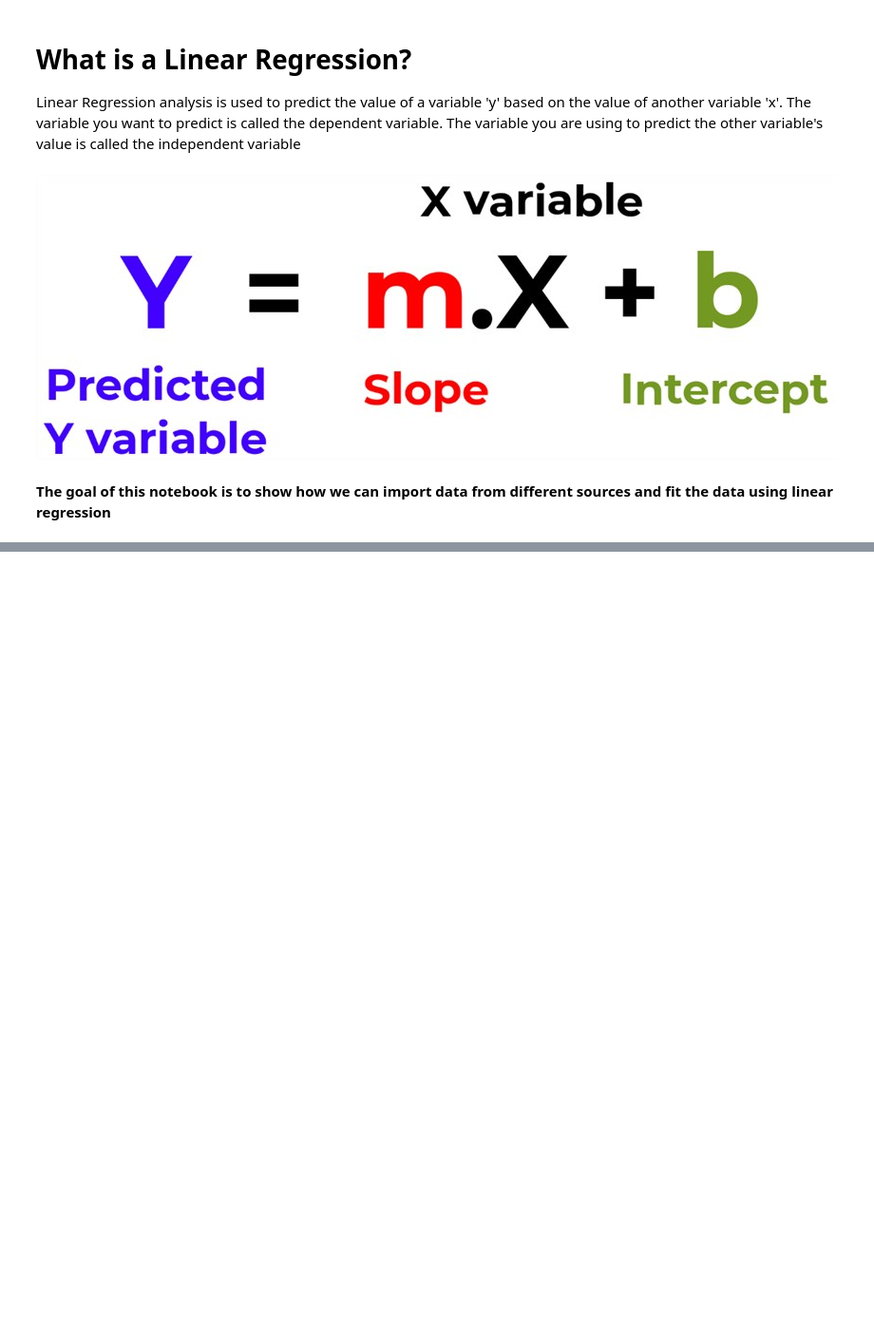
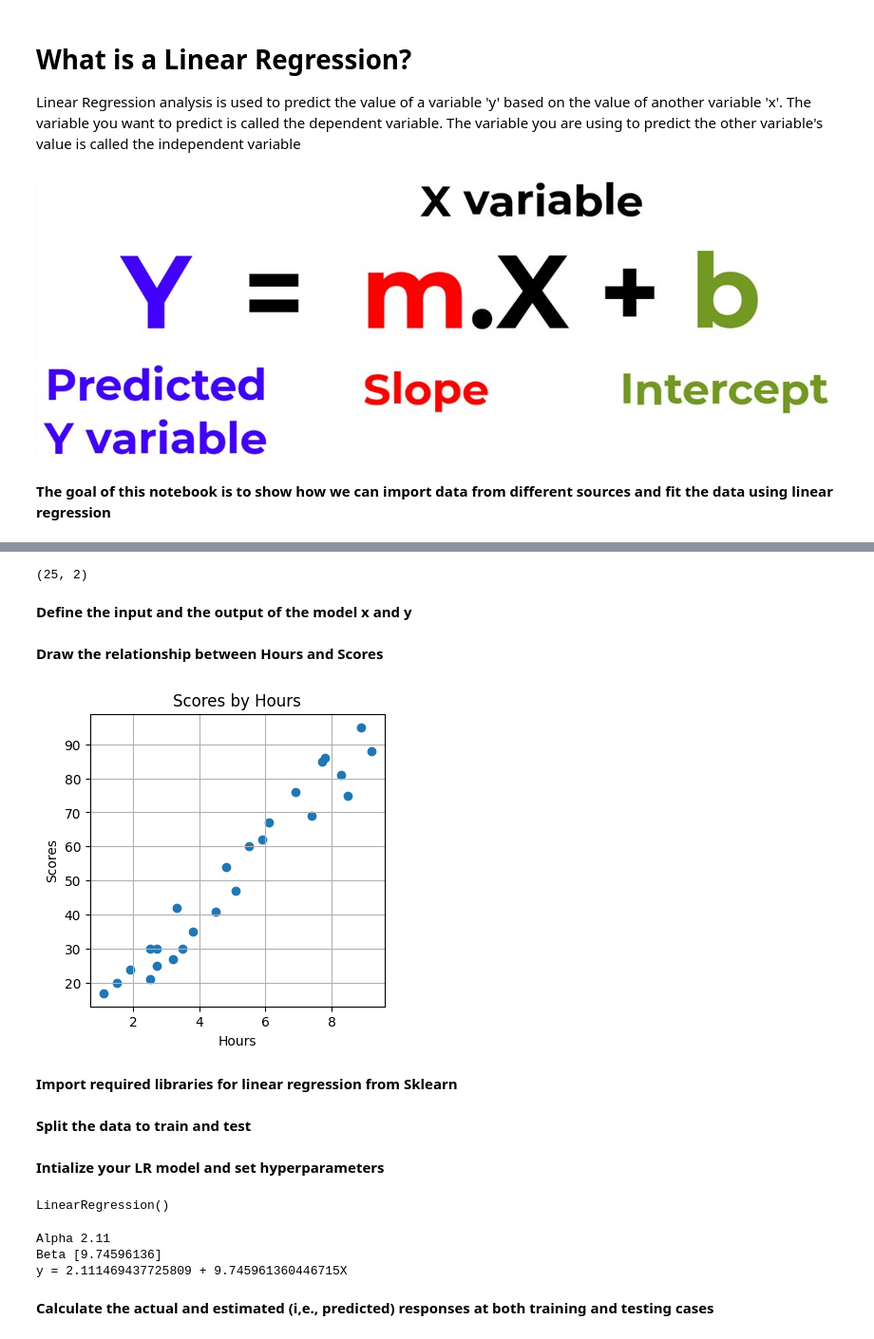
Before and after one commit to mohmmad25-hub/ANN, a Jupyter notebook: Linear_regression.ipynb, the cells around one changed output, grey strips where cells are left out. Shown at 95% size. Saved outputs shown, nothing was run; the diff lists cells and outputs as text; code cells hidden in the pictures; blank space fills up the shorter version.

```diff
--- a/Linear_regression.ipynb
+++ b/Linear_regression.ipynb
@@ -9,0 +13,3 @@ Linear Regression analysis is used to predict the value of a variable 'y' based
+# %%
+df = pd.read_csv('student_scores.csv')
+df.head()
@@ -9,0 +23,24 @@ Linear Regression analysis is used to predict the value of a variable 'y' based
+# %%
+df.shape
+# %% [output]
+(25, 2)
+# %% [markdown]
+**Define the input and the output of the model x and y**
+# %%
+x = df.drop('Scores', axis=1)
+y = df['Scores']
+# %% [markdown]
+**Draw the relationship between Hours and Scores**
+# %%
+plt.figure(figsize=(4,4))
+
+plt.scatter(x,y)
+plt.title('Scores by Hours')
+plt.xlabel('Hours')
+plt.ylabel('Scores')
+plt.grid(True)
+plt.show()
+# %% [output]
+[figure, added]
+# %% [markdown]
+**Import required libraries for linear regression from Sklearn**
@@ -9,0 +51,2 @@ Linear Regression analysis is used to predict the value of a variable 'y' based
+# %% [markdown]
+**Split the data to train and test**
@@ -9,0 +55,23 @@ Linear Regression analysis is used to predict the value of a variable 'y' based
+# %% [markdown]
+**Intialize your LR model and set hyperparameters**
+# %%
+from sklearn.linear_model import LinearRegression
+
+model = LinearRegression()
+model.fit(x_train, y_train)
+# %% [output]
+LinearRegression()
+# %%
+Alpha = model.intercept_
+Beta = model.coef_
+
+print('Alpha', "{:.2f}".format(Alpha))
+print('Beta',Beta)
+
+print(f'y = {Alpha} + {Beta[0]}X')
+# %% [output]
+Alpha 2.11
+Beta [9.74596136]
+y = 2.111469437725809 + 9.745961360446715X
+# %% [markdown]
+**Calculate the actual and estimated (i,e., predicted) responses at both training and testing cases**
```
Also changed, not shown: parts of 11 cells of this notebook.
